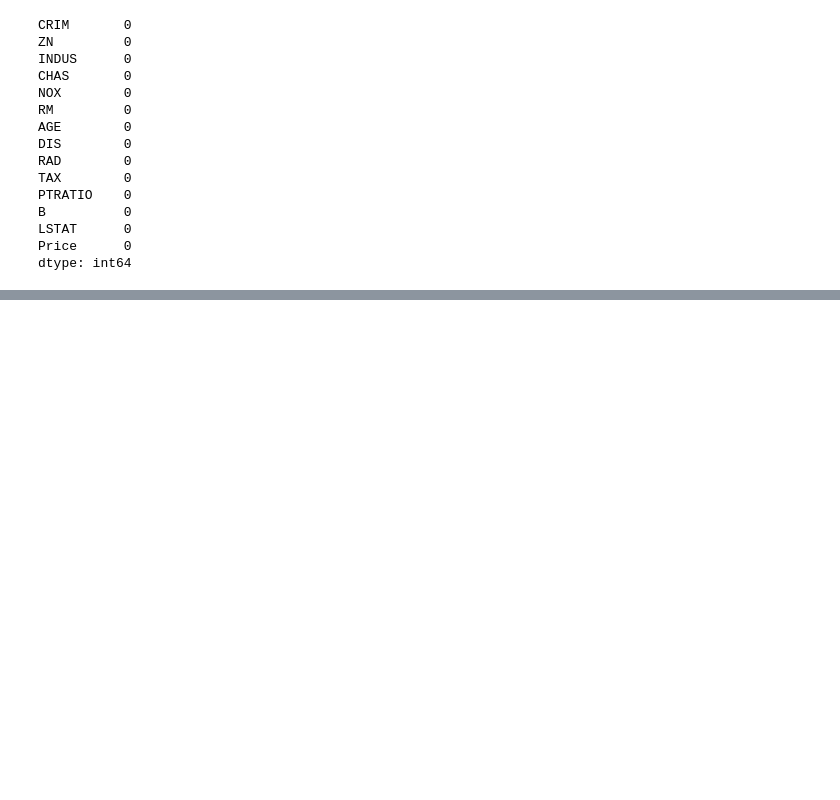
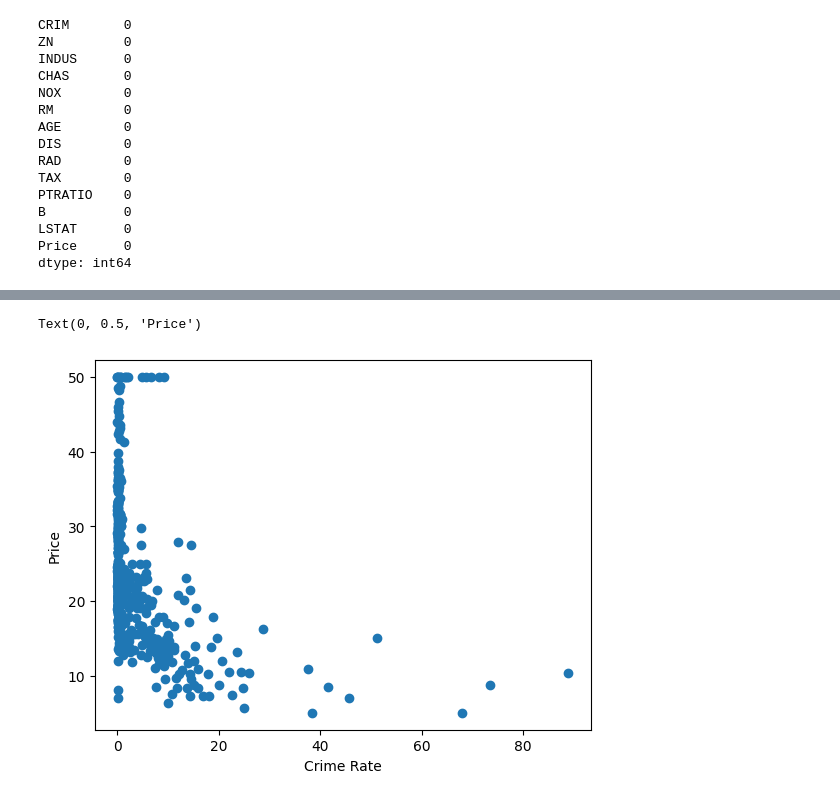
Before and after one commit to matthewmcnulty/e2e-machine-learning-project, a Jupyter notebook: linear-regression.ipynb, the cells around one changed output, grey strips where cells are left out. Drawn from its saved outputs; the diff is of its cells as text; code cells hidden in the pictures; blank space fills up the shorter version.

```diff
--- a/linear-regression.ipynb
+++ b/linear-regression.ipynb
@@ -191,0 +209,7 @@ sns.pairplot(dataset)
+# %%
+plt.scatter(dataset['CRIM'],dataset['Price'])
+plt.xlabel("Crime Rate")
+plt.ylabel("Price")
+# %% [output]
+Text(0, 0.5, 'Price')
+[figure, added]
```
Also changed, not shown: parts of 21 cells of this notebook.
